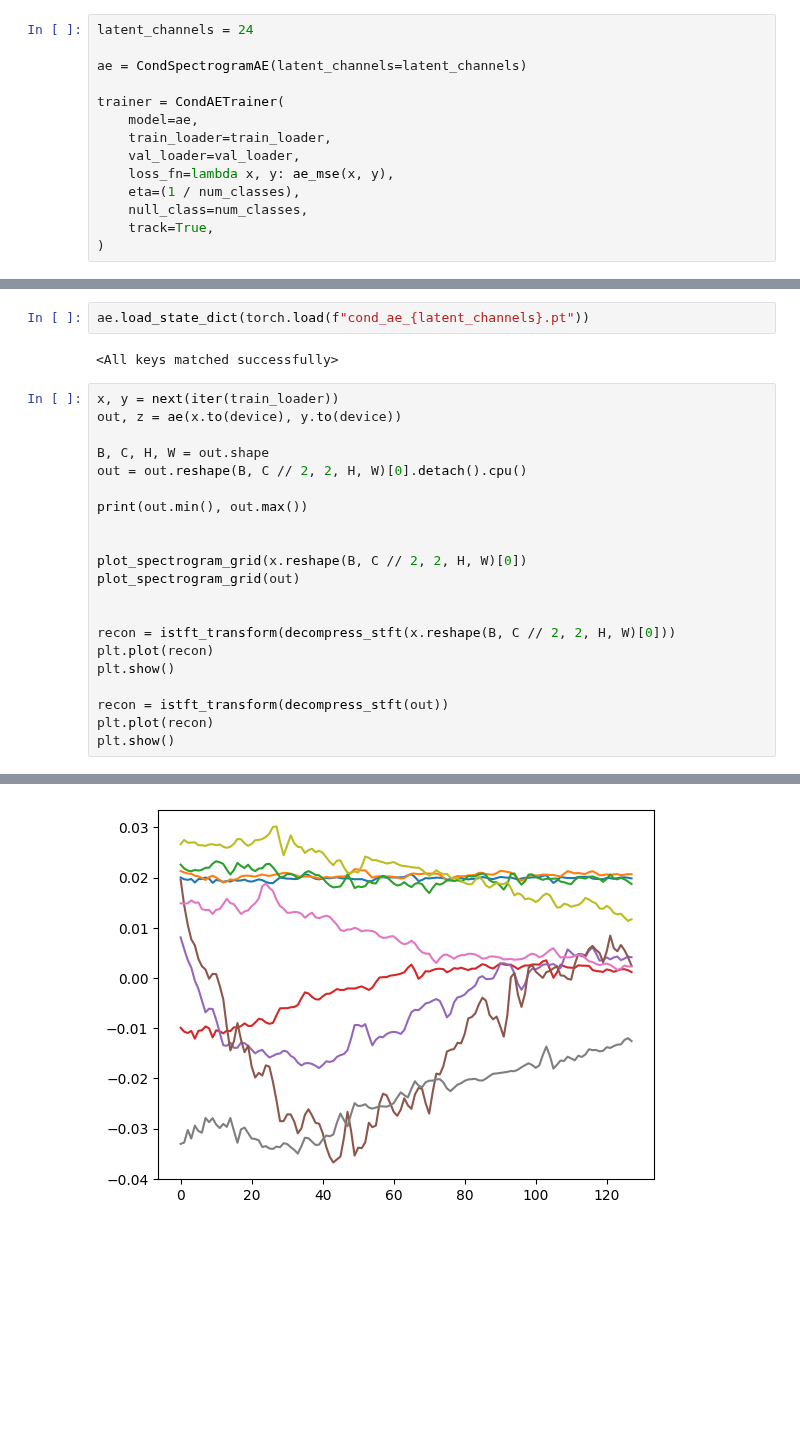
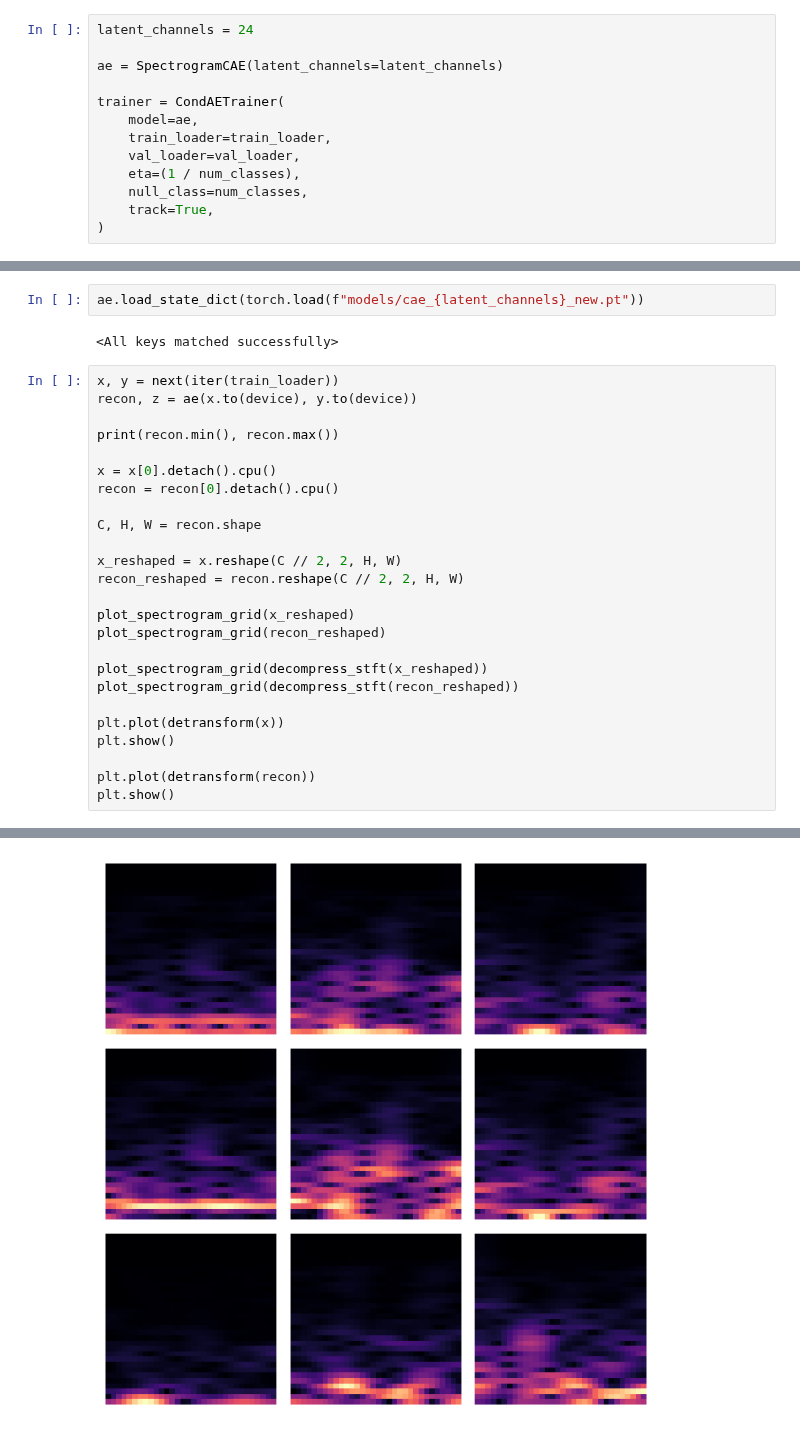
Before and after one commit to chookcurry/flow-matching, a Jupyter notebook: notebooks/whar/train_ae_cond.ipynb, the cells around one changed output, grey strips where cells are left out. Drawn from its saved outputs; the diff is of its cells as text; blank space fills up the shorter version.

```diff
--- a/notebooks/whar/train_ae_cond.ipynb
+++ b/notebooks/whar/train_ae_cond.ipynb
@@ -57,13 +51,12 @@ Loading normalization parameters hash...
 # %%
 latent_channels = 24
 
-ae = CondSpectrogramAE(latent_channels=latent_channels)
+ae = SpectrogramCAE(latent_channels=latent_channels)
 
 trainer = CondAETrainer(
     model=ae,
     train_loader=train_loader,
     val_loader=val_loader,
-    loss_fn=lambda x, y: ae_mse(x, y),
     eta=(1 / num_classes),
     null_class=num_classes,
     track=True,
@@ -89,26 +82,30 @@ torch.save(ae.state_dict(), f"cond_ae_{latent_channels}.pt")
 # %%
-ae.load_state_dict(torch.load(f"cond_ae_{latent_channels}.pt"))
+ae.load_state_dict(torch.load(f"models/cae_{latent_channels}_new.pt"))
 # %% [output]
 <All keys matched successfully>
 # %%
 x, y = next(iter(train_loader))
-out, z = ae(x.to(device), y.to(device))
+recon, z = ae(x.to(device), y.to(device))
 
-B, C, H, W = out.shape
-out = out.reshape(B, C // 2, 2, H, W)[0].detach().cpu()
+print(recon.min(), recon.max())
 
-print(out.min(), out.max())
+x = x[0].detach().cpu()
+recon = recon[0].detach().cpu()
 
+C, H, W = recon.shape
 
-plot_spectrogram_grid(x.reshape(B, C // 2, 2, H, W)[0])
-plot_spectrogram_grid(out)
+x_reshaped = x.reshape(C // 2, 2, H, W)
+recon_reshaped = recon.reshape(C // 2, 2, H, W)
 
+plot_spectrogram_grid(x_reshaped)
+plot_spectrogram_grid(recon_reshaped)
 
-recon = istft_transform(decompress_stft(x.reshape(B, C // 2, 2, H, W)[0]))
-plt.plot(recon)
+plot_spectrogram_grid(decompress_stft(x_reshaped))
+plot_spectrogram_grid(decompress_stft(recon_reshaped))
+
+plt.plot(detransform(x))
 plt.show()
 
-recon = istft_transform(decompress_stft(out))
-plt.plot(recon)
+plt.plot(detransform(recon))
 plt.show()
 # %% [output]
@@ -118 +115 @@ tensor(-0.8572) tensor(0.8551)
-[figure, old version]
+[figure, new version]
```
Also changed, not shown: parts of 5 cells of this notebook, 22 other files.
